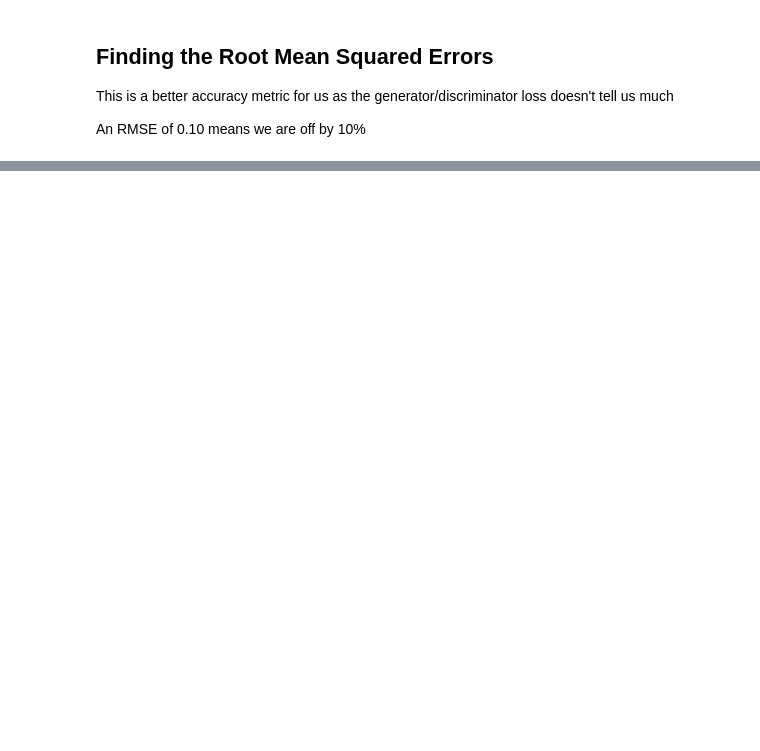
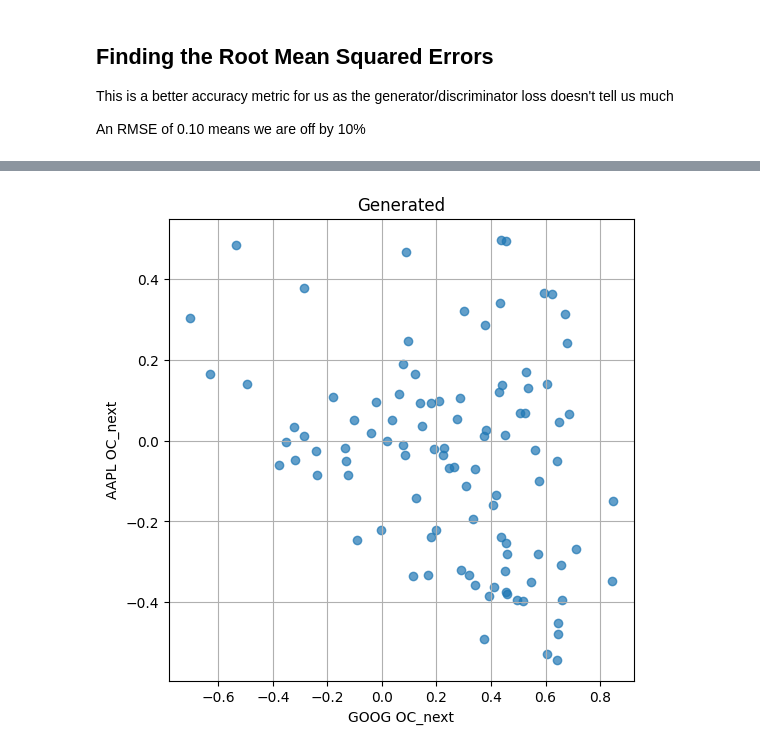
Before and after one commit to adam-milner1/Schro-horse, a Jupyter notebook: model_test.ipynb, the cells around one changed output, grey strips where cells are left out. Saved outputs shown, nothing was run; the diff lists cells and outputs as text; code cells hidden in the pictures; blank space fills up the shorter version.

```diff
--- a/model_test.ipynb
+++ b/model_test.ipynb
@@ -128,3 +47,18 @@ array([-0.13254137, -0.3487708 , -0.66223794,  0.6015468 , -0.54447484,
+# %%
+# Generate Data
+# data is randomly sampled so returns the generated data along with the associated real data (if samplig=True)
+
+backend = GenericBackendV2(num_qubits=qc.num_qubits)
+
+outputs, target_outputs = generate_data(
+    generator_weights = loaded_weights,
+    qc = qc,
+    feature_data = feature_data,
+    target_data = target_data,
+    backend = backend,
+    sampling = True,
+    sample_size = 100,
+)
 # %% [markdown]
 ## Finding the Root Mean Squared Errors
 This is a better accuracy metric for us as the generator/discriminator loss doesn't tell us much
@@ -205,0 +143,6 @@ AMZN_CO_next: 0.3032
+# %%
+# Turning the results into a df
+columns = [f"{ticker}_{target}" for ticker in tickers for target in targets]
+
+df_gen = pd.DataFrame(outputs, columns=columns)
+df_real = pd.DataFrame(target_outputs, columns=columns)
@@ -205,0 +158,4 @@ AMZN_CO_next: 0.3032
+# %%
+compare_tickers_scatter(df_gen, "GOOG", "AAPL", title= "Generated", feature="OC_next")
+# %% [output]
+[figure, added]
```
Also changed, not shown: parts of 30 cells of this notebook, 1 other file.
